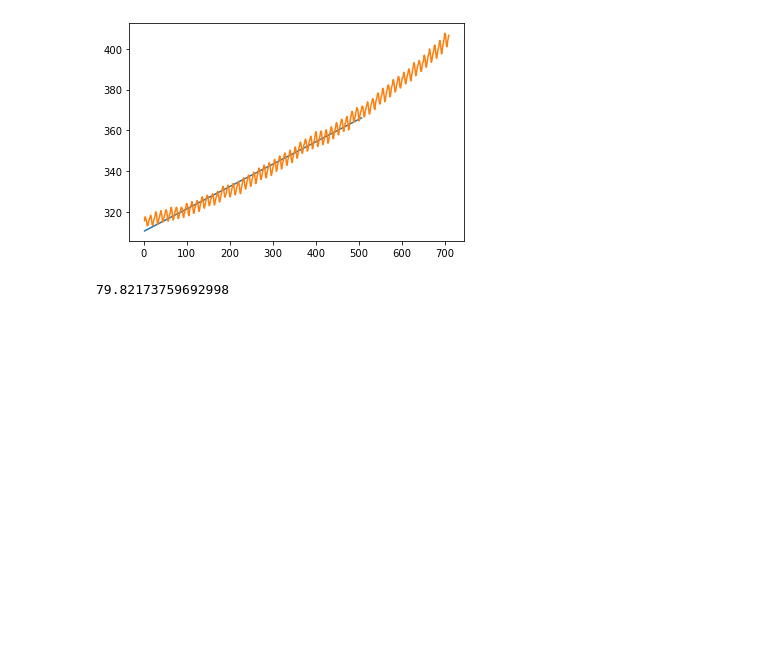
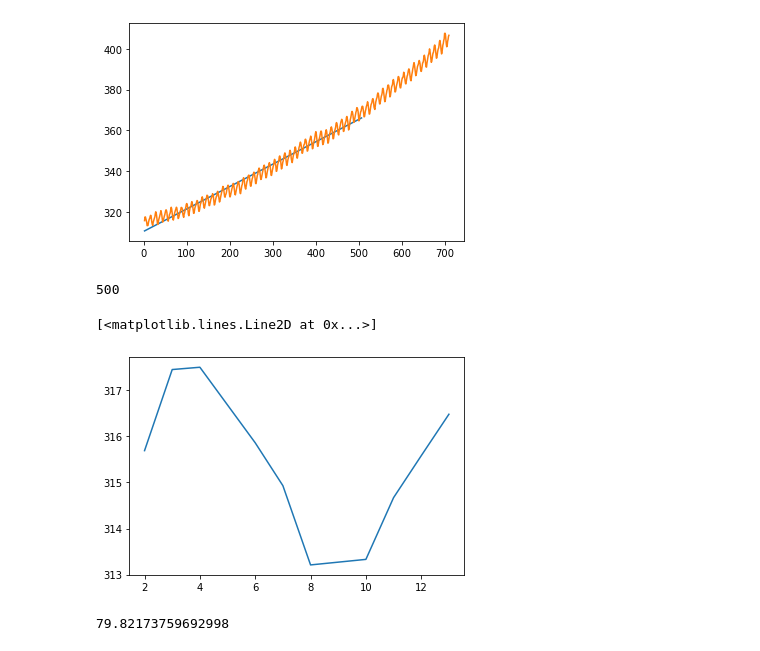
Before and after one commit to MunjungKim/ridge_regression, a Jupyter notebook: Ridge_experiment.ipynb, the cells around one changed output. Saved outputs shown, nothing was run; the diff lists cells and outputs as text; code cells hidden in the pictures; blank space fills up the shorter version.

```diff
--- a/Ridge_experiment.ipynb
+++ b/Ridge_experiment.ipynb
@@ -118,3 +154,7 @@ plt.plot(x,y)
 # %% [output]
 [<matplotlib.lines.Line2D at 0x...>]
 [figure]
+# %%
+len(x_z)
+# %% [output]
+500
@@ -120,0 +163,5 @@ plt.plot(x,y)
+# %%
+plt.plot(x[:10],y[:10])
+# %% [output]
+[<matplotlib.lines.Line2D at 0x...>]
+[figure, added]
```
Also changed, not shown: parts of 8 cells of this notebook.
